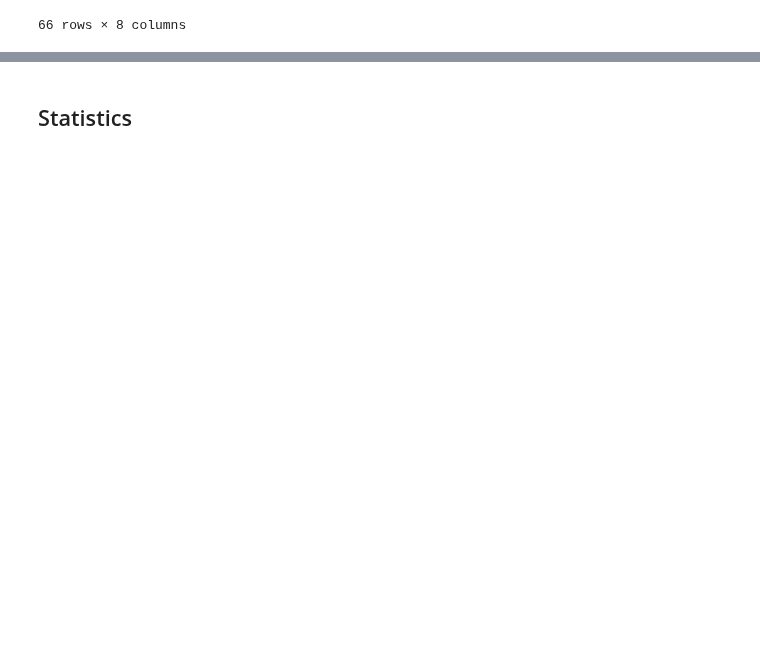
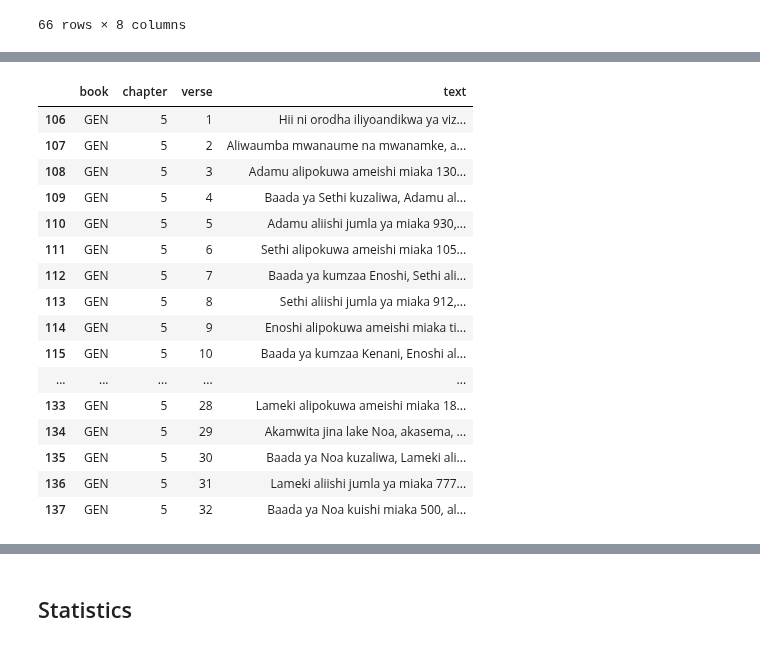
Before and after one commit to davidguzmanr/bible-tts-resources, a Jupyter notebook: dev.ipynb, the cells around one changed output, grey strips where cells are left out. Cells and saved outputs as stored; diff of their text form; code cells hidden in the pictures; blank space fills up the shorter version.

```diff
--- a/dev.ipynb
+++ b/dev.ipynb
@@ -516,0 +535,4 @@ Deleted: data/audios/Bengali/Alignment
+# %%
+file_path = "data/texts/Swahili/USX/release/USX_1/GEN.usx"
+df = usx_parser.usx_to_dataframe(file_path, include_headings=False)
+df
@@ -516,0 +575,20 @@ Deleted: data/audios/Bengali/Alignment
+# %%
+df[df["chapter"] == 5]
+# %% [output]
+|  | book | chapter | verse | text |
+| 106 | GEN | 5 | 1 | Hii ni orodha iliyoandikwa ya viz... |
+| 107 | GEN | 5 | 2 | Aliwaumba mwanaume na mwanamke, a... |
+| 108 | GEN | 5 | 3 | Adamu alipokuwa ameishi miaka 130... |
+| 109 | GEN | 5 | 4 | Baada ya Sethi kuzaliwa, Adamu al... |
+| 110 | GEN | 5 | 5 | Adamu aliishi jumla ya miaka 930,... |
+| 111 | GEN | 5 | 6 | Sethi alipokuwa ameishi miaka 105... |
+| 112 | GEN | 5 | 7 | Baada ya kumzaa Enoshi, Sethi ali... |
+| 113 | GEN | 5 | 8 | Sethi aliishi jumla ya miaka 912,... |
+| 114 | GEN | 5 | 9 | Enoshi alipokuwa ameishi miaka ti... |
+| 115 | GEN | 5 | 10 | Baada ya kumzaa Kenani, Enoshi al... |
+| ... | ... | ... | ... | ... |
+| 133 | GEN | 5 | 28 | Lameki alipokuwa ameishi miaka 18... |
+| 134 | GEN | 5 | 29 | Akamwita jina lake Noa, akasema, ... |
+| 135 | GEN | 5 | 30 | Baada ya Noa kuzaliwa, Lameki ali... |
+| 136 | GEN | 5 | 31 | Lameki aliishi jumla ya miaka 777... |
+| 137 | GEN | 5 | 32 | Baada ya Noa kuishi miaka 500, al... |
```
Also changed, not shown: parts of 16 cells of this notebook, 4 other files.
